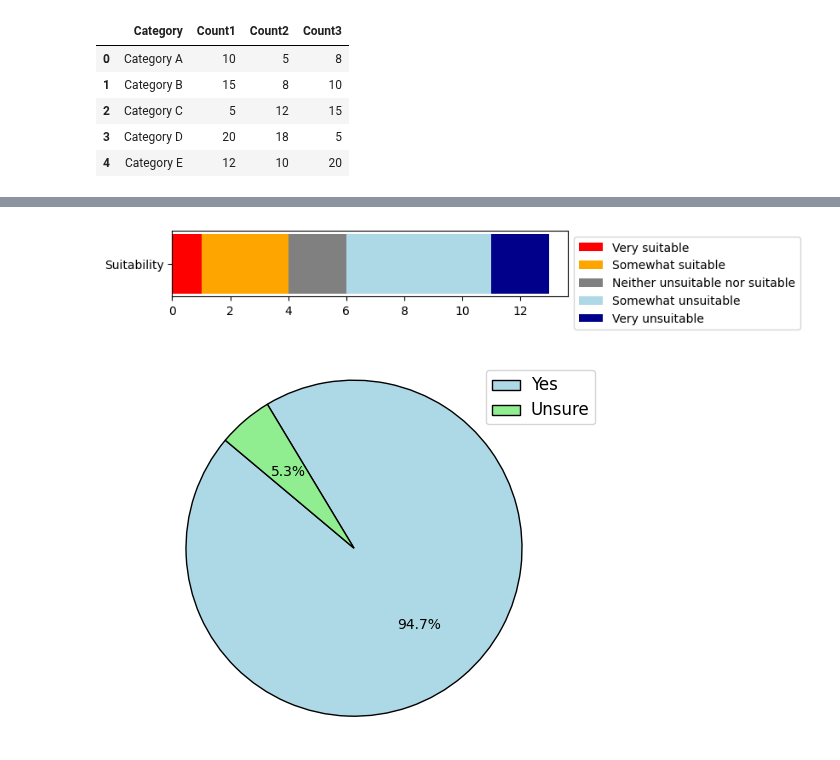
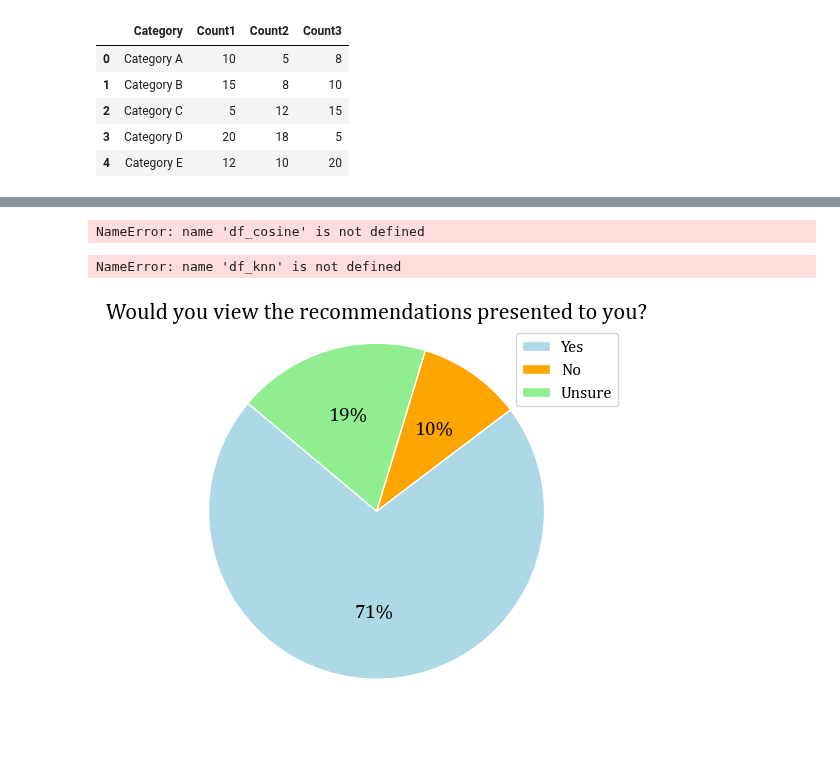
Before and after one commit to oisintheginger/mscfinalproject, a Jupyter notebook: sean_notebooks/final_report_graphs.ipynb, the cells around one changed output, grey strips where cells are left out. Saved outputs shown, nothing was run; the diff lists cells and outputs as text; code cells hidden in the pictures; blank space fills up the shorter version.

Commit message:
Added notebooks used to create evaluation graphs

```diff
--- a/sean_notebooks/final_report_graphs.ipynb
+++ b/sean_notebooks/final_report_graphs.ipynb
@@ -149,3 +152,38 @@ plt.show()
+# %%
+import matplotlib.pyplot as plt
+
+# Assuming your DataFrame is named df_knn
+# You can replace df_knn with the actual name of your DataFrame
+
+# Create data
+y = ["Suitability"]
+x5 = df_cosine['Category'].value_counts()["Very unsuitable"]
+x5 = df_cosine['Category'].value_counts()["Somewhat unsuitable"]
+x3 = df_cosine['Category'].value_counts()["Neither unsuitable nor suitable"]
+x2 = df_cosine['Category'].value_counts()["Somewhat suitable"]
+x1 = df_cosine['Category'].value_counts()["Very suitable"]
+
+# Set the height of the entire figure
+fig, ax = plt.subplots(figsize=(6, 1))
+
+# Plot a single bar with different colors
+plt.barh(x_labels, width=0, color='white')  # White space
+
+# Plot bars in a stacked manner with thinner bars
+plt.barh(y, x5, color='red', label='Very suitable', height=1)
+plt.barh(y, x4, left=x5, color='orange', label='Somewhat suitable', height=1)
+plt.barh(y, x3, left=x4+x5, color='grey', label='Neither unsuitable nor suitable', height=1)
+plt.barh(y, x2, left=x3+x4+x5, color='lightblue', label='Somewhat unsuitable', height=1)
+plt.barh(y, x1, left=x2+x3+x4+x5, color='darkblue', label='Very unsuitable', height=1)
+
+# Move legend to the side
+plt.legend(loc='upper left', bbox_to_anchor=(1, 1))
+
+
+# Show the plot
+plt.show()
+# %% [output]
+NameError: name 'df_cosine' is not defined
 # %%
 import matplotlib.pyplot as plt
 
@@ -154,11 +192,11 @@ import matplotlib.pyplot as plt
 
 # Create data
 y = ["Suitability"]
-x5 = df_cosine['Category'].value_counts()["Very unsuitable"]
-x5 = df_cosine['Category'].value_counts()["Somewhat unsuitable"]
-x3 = df_cosine['Category'].value_counts()["Neither unsuitable nor suitable"]
-x2 = df_cosine['Category'].value_counts()["Somewhat suitable"]
-x1 = df_cosine['Category'].value_counts()["Very suitable"]
+x5 = df_knn['Category'].value_counts()["Very unsuitable"]
+x5 = df_knn['Category'].value_counts()["Somewhat unsuitable"]
+x3 = df_knn['Category'].value_counts()["Neither unsuitable nor suitable"]
+x2 = df_knn['Category'].value_counts()["Somewhat suitable"]
+x1 = df_knn['Category'].value_counts()["Very suitable"]
 
 # Set the height of the entire figure
 fig, ax = plt.subplots(figsize=(6, 1))
@@ -180,30 +218,38 @@ plt.legend(loc='upper left', bbox_to_anchor=(1, 1))
 # Show the plot
 plt.show()
 # %% [output]
-[figure, removed]
+NameError: name 'df_knn' is not defined
 # %%
+
 import matplotlib.pyplot as plt
 
 # Data
-sizes = [18, 1]
-colors = ['lightblue', 'lightgreen']
+sizes = [50, 7, 13]
+colors = ['lightblue', 'orange','lightgreen']
 
 # Create a pie chart
-plt.pie(sizes, autopct='%1.1f%%', startangle=140, colors=colors, labels=None,wedgeprops=dict(edgecolor='black'))
+patches, texts, autotexts = plt.pie(sizes, startangle=140, colors=colors, labels=None, autopct='%1.0f%%', wedgeprops=dict(edgecolor='white'))
 
 # Set aspect ratio to be equal
 plt.axis('equal')
 
 # Add a legend with white text
-legend = plt.legend(['Yes', 'Unsure'], loc='upper right')
-plt.setp(legend.get_texts(), color='black', fontsize='large')
+legend = plt.legend(['Yes', 'No','Unsure'], loc='upper right')
+plt.setp(legend.get_texts(), color='black',  fontname="Cambria",fontsize='large')
 
-# Add a title with white text
+
+for text in autotexts:
+    text.set_text(f"{text.get_text()}")  # Preserve existing text (count)
+    text.set_fontname("Cambria")  # Set font to Cambria
+    text.set_color('Black')  # Set text color to white
+    text.set_size("14")
 
 # Set the text color on the chart to white
 plt.rcParams['text.color'] = 'black'
 
+plt.title('Would you view the recommendations presented to you?', fontname="Cambria", color='black', fontsize='16')
+
 # Show the plot
 plt.show()
 # %% [output]
-[figure, old version]
+[figure, new version]
```
Also changed, not shown: parts of 9 cells of this notebook, 1 other file.
